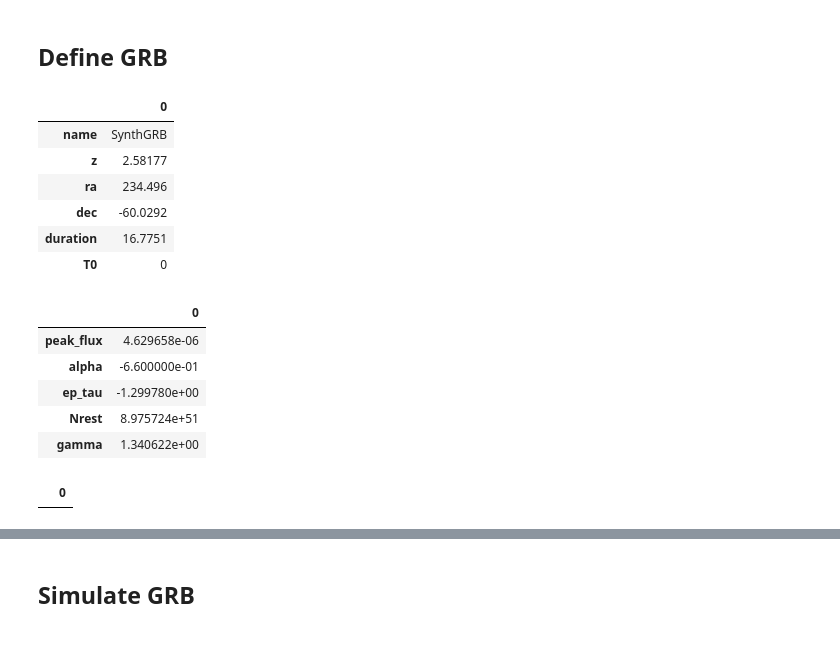
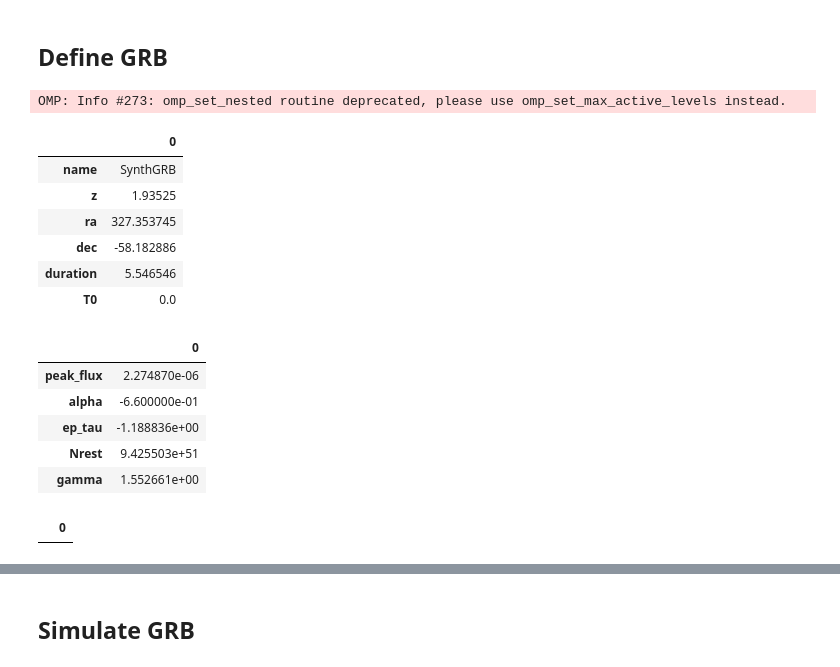
Before and after one commit to grburgess/zusammen, a Jupyter notebook: examples/single_grb.ipynb, the cells around one changed output, grey strips where cells are left out. Cells and saved outputs as stored; diff of their text form; code cells hidden in the pictures.

```diff
--- a/examples/single_grb.ipynb
+++ b/examples/single_grb.ipynb
@@ -14,16 +14,16 @@ import cosmogrb
 # %% [markdown]
 ## Simulate one GRB in popsynth
 # %%
-pop_gen = popsynth.populations.SFRPopulation(r0=1./20, rise=1., decay=4.0,
-                                             peak=1.5, r_max=7.0)
+pop_gen = popsynth.populations.SFRPopulation(r0=2/20, rise=1., decay=4.0,
+                                             peak=1.5, r_max=7.0, a=0.1)
 
-t90 = LogNormalAuxSampler(name="log_t90", observed=False)
-t90.mu=10
+t90 = LogNormalAuxSampler(name="t90", observed=False)
+t90.mu=np.log10(10)
 t90.tau=0.25
 
-log_ep = LogNormalAuxSampler(name="log_ep", observed=False)
-log_ep.mu=300
-log_ep.tau=0.4
+ep = LogNormalAuxSampler(name="ep", observed=False)
+ep.mu= np.log(300)
+ep.tau=0.4
 
 alpha = TruncatedNormalAuxSampler(name="alpha", observed=False)
 alpha.lower=-1.5
@@ -37,9 +37,9 @@ ep_tau.upper=-1
 ep_tau.mu=-1.5
 ep_tau.tau=0.25
 
-log_nrest = LogNormalAuxSampler(name="log_nrest", observed=False)
-log_nrest.mu = 1e52
-log_nrest.tau = 0.1
+nrest = LogNormalAuxSampler(name="nrest", observed=False)
+nrest.mu = np.log(1e52)
+nrest.tau = 0.1
 
 gamma = TruncatedNormalAuxSampler(name="gamma", observed=False)
 gamma.mu = 1.5
@@ -49,16 +49,16 @@ gamma.upper = 2.0
 
 duration = DurationSampler()
 obs_lum = LumSampler()
-log_ep_obs = EpeakObsSampler()
+ep_obs = EpeakObsSampler()
 
 duration.set_secondary_sampler(t90)
-obs_lum.set_secondary_sampler(log_ep)
-obs_lum.set_secondary_sampler(log_nrest)
+obs_lum.set_secondary_sampler(ep)
+obs_lum.set_secondary_sampler(nrest)
 obs_lum.set_secondary_sampler(gamma)
-log_ep_obs.set_secondary_sampler(log_ep)
+ep_obs.set_secondary_sampler(ep)
 
 pop_gen.add_observed_quantity(duration)
 pop_gen.add_observed_quantity(obs_lum)
-pop_gen.add_observed_quantity(log_ep_obs)
+pop_gen.add_observed_quantity(ep_obs)
 pop_gen.add_observed_quantity(alpha)
 pop_gen.add_observed_quantity(ep_tau)
@@ -71,5 +65,4 @@ registering auxilary sampler: ep_tau
 # %%
-population = pop_gen.draw_survey(no_selection=True, boundary=1e-2,
-                                 verbose=False, flux_sigma=0.0)
+population = pop_gen.draw_survey()
 population.writeto('data/single_grb.h5')
 # %% [output]
@@ -81,34 +74,35 @@ from corr_cpl.corr_cpl_source import CorrCPLSourceFunction
 from corr_cpl.corr_cpl_grb import GBMGRB_CORR_CPL
 # %%
 grb = GBMGRB_CORR_CPL(
-    ra=np.rad2deg(population.phi[0]),
-    dec=90 - np.rad2deg(population.theta[0]),
+    ra=population.ra[0],
+    dec=population.dec[0],
     z=population.distances[0],
-    peak_flux=population.latent_fluxes[0],
+    peak_flux=population.fluxes_latent[0],
     alpha=-0.66,
-    ep=np.power(10, population.log_ep_obs[0]),
+    ep=population.ep_obs[0],
     ep_tau=population.ep_tau[0],
-    Nrest=np.power(10, population.log_nrest[0]),
+    Nrest=population.nrest[0],
     gamma=population.gamma[0],
     duration=population.duration[0],
     T0=0.,
 )
 
 grb.info()
 # %% [output]
+OMP: Info #273: omp_set_nested routine deprecated, please use omp_set_max_active_levels instead.
 |  | 0 |
 | name | SynthGRB |
-| z | 2.58177 |
-| ra | 234.496 |
-| dec | -60.0292 |
-| duration | 16.7751 |
-| T0 | 0 |
+| z | 1.93525 |
+| ra | 327.353745 |
+| dec | -58.182886 |
+| duration | 5.546546 |
+| T0 | 0.0 |
 |  | 0 |
-| peak_flux | 4.629658e-06 |
+| peak_flux | 2.274870e-06 |
 | alpha | -6.600000e-01 |
-| ep_tau | -1.299780e+00 |
-| Nrest | 8.975724e+51 |
-| gamma | 1.340622e+00 |
+| ep_tau | -1.188836e+00 |
+| Nrest | 9.425503e+51 |
+| gamma | 1.552661e+00 |
 |  | 0 |
 # %%
 time = np.linspace(0, 20, 500)
```
Also changed, not shown: parts of 11 cells of this notebook, 39 other files.
